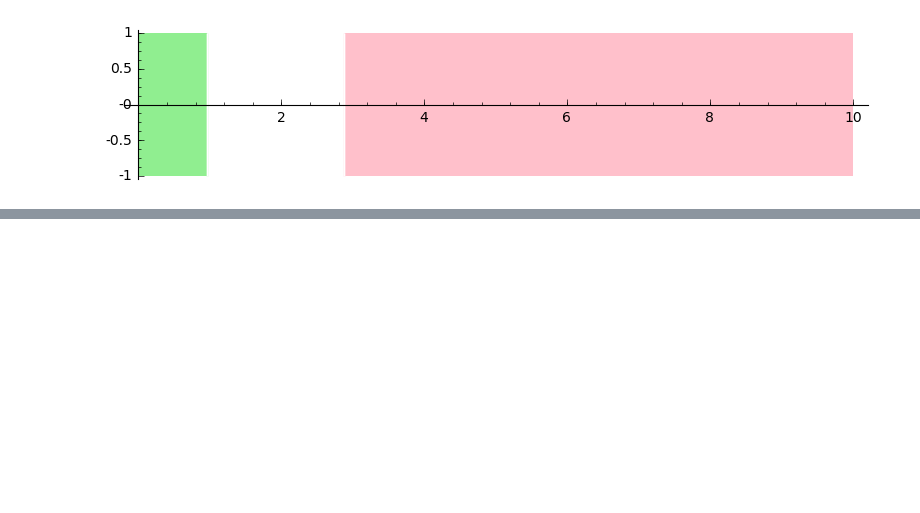
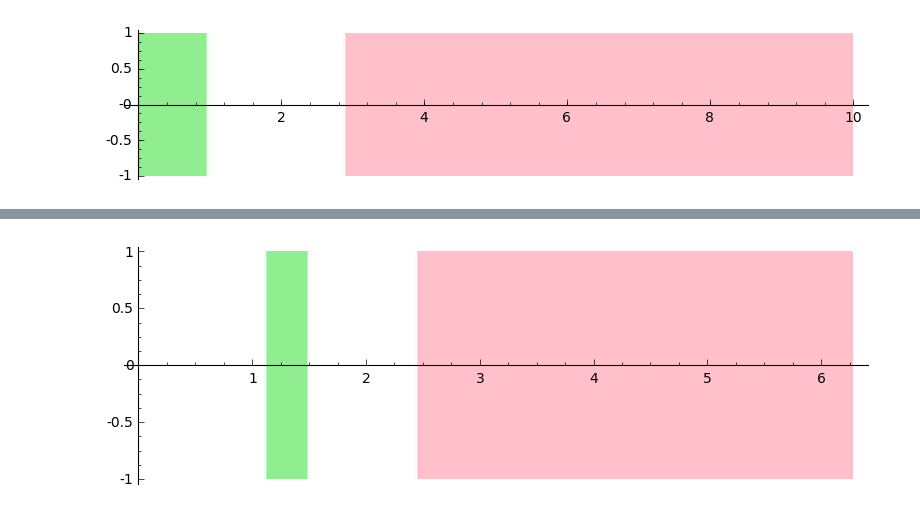
Before and after one commit to twright/Logic-of-Behaviour-in-Uncertain-Contexts, a Jupyter notebook: Whelks and lobsters context 2.ipynb, the cells around one changed output, grey strips where cells are left out. Cells and saved outputs as stored; diff of their text form; code cells hidden in the pictures; blank space fills up the shorter version.

```diff
--- a/Whelks and lobsters context 2.ipynb
+++ b/Whelks and lobsters context 2.ipynb
@@ -344,0 +318,3 @@ Poly((x - 1)^2 + y^2 - 0.2)(Q.context_jump(m)).str(style='brackets')
+# %%
+# Use symbolic remainders for context jump
+kwargs['integrationScheme'] = 7
@@ -400,3 +351,3 @@ sig(0)
 # %%
-sig = G(RIF(0,0.2), P).signal_for_system(vf, Q.context_jump(m), 2, **kwargs)
-sig
+sig = ({x: RIF(6, 6.1)} % G(RIF(0,0.2), P)
+       ).signal_for_system(vf, v3, 2*pi, **kwargs)
@@ -402,0 +373,4 @@ sig
+# %%
+sig.plot()
+# %% [output]
+[figure, added]
```
Also changed, not shown: parts of 42 cells of this notebook, 6 other files.
